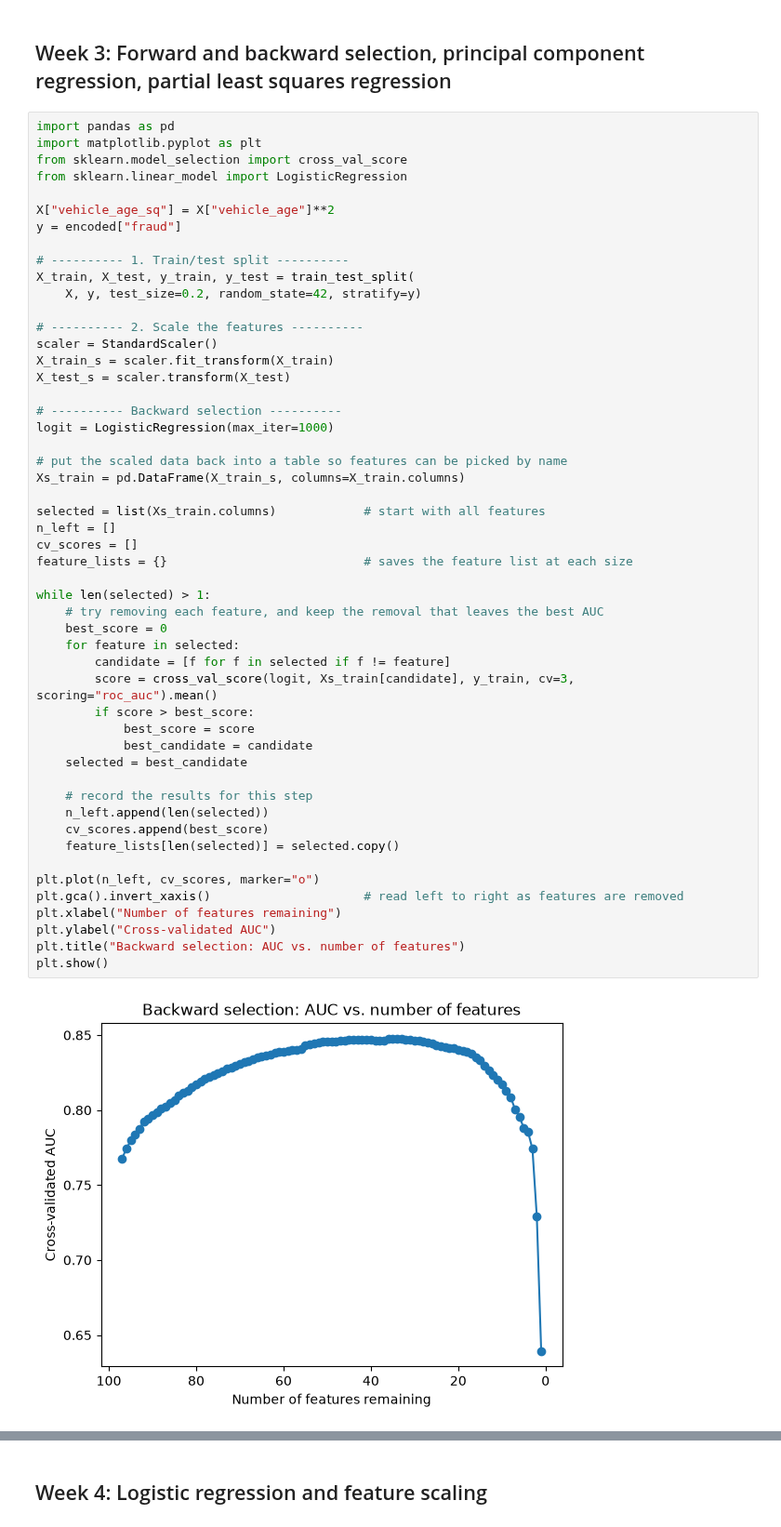
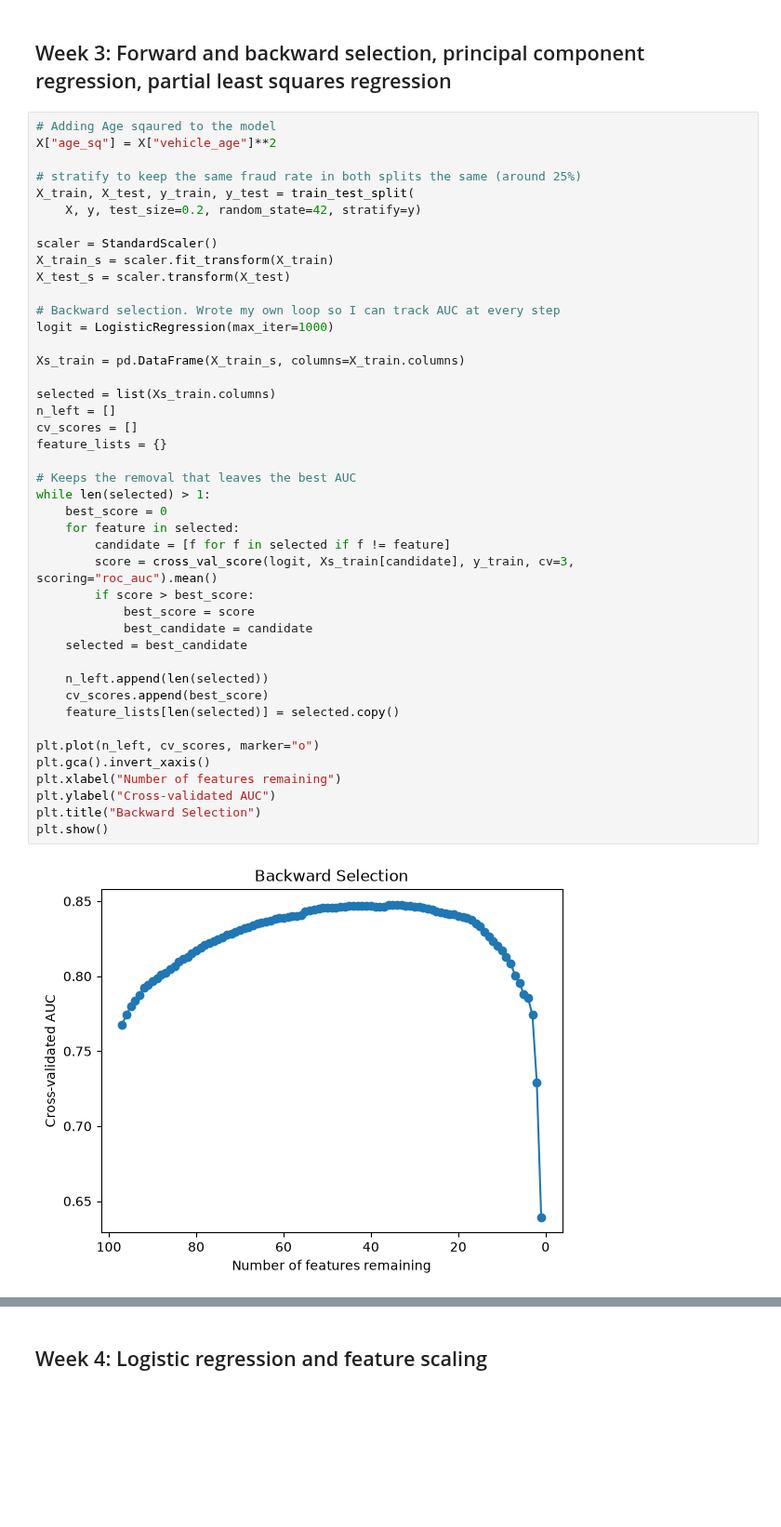
Before and after one commit to dtweeten/Capstone, a Jupyter notebook: Notebook_Simple_EDA.ipynb, the cells around one changed output, grey strips where cells are left out. Shown at 93% size. Cells and saved outputs as stored; diff of their text form; blank space fills up the shorter version.

```diff
--- a/Notebook_Simple_EDA.ipynb
+++ b/Notebook_Simple_EDA.ipynb
@@ -211,56 +251,48 @@ Since this model has a binary dependent variable, I spent my time with week 2 co
 # %% [markdown]
 ## Week 3: Forward and backward selection, principal component regression, partial least squares regression
 # %%
-import pandas as pd
-import matplotlib.pyplot as plt
-from sklearn.model_selection import cross_val_score
-from sklearn.linear_model import LogisticRegression
+# Adding Age sqaured to the model
+X["age_sq"] = X["vehicle_age"]**2
 
-X["vehicle_age_sq"] = X["vehicle_age"]**2
-y = encoded["fraud"]
-
-# ---------- 1. Train/test split ----------
+# stratify to keep the same fraud rate in both splits the same (around 25%)
 X_train, X_test, y_train, y_test = train_test_split(
     X, y, test_size=0.2, random_state=42, stratify=y)
 
-# ---------- 2. Scale the features ----------
 scaler = StandardScaler()
 X_train_s = scaler.fit_transform(X_train)
 X_test_s = scaler.transform(X_test)
 
-# ---------- Backward selection ----------
+# Backward selection. Wrote my own loop so I can track AUC at every step
 logit = LogisticRegression(max_iter=1000)
 
-# put the scaled data back into a table so features can be picked by name
 Xs_train = pd.DataFrame(X_train_s, columns=X_train.columns)
 
-selected = list(Xs_train.columns)            # start with all features
+selected = list(Xs_train.columns)
 n_left = []
 cv_scores = []
-feature_lists = {}                           # saves the feature list at each size
+feature_lists = {}
 
+# Keeps the removal that leaves the best AUC
 while len(selected) > 1:
-    # try removing each feature, and keep the removal that leaves the best AUC
     best_score = 0
     for feature in selected:
         candidate = [f for f in selected if f != feature]
         score = cross_val_score(logit, Xs_train[candidate], y_train, cv=3, scoring="roc_auc").mean()
         if score > best_score:
             best_score = score
             best_candidate = candidate
     selected = best_candidate
 
-    # record the results for this step
     n_left.append(len(selected))
     cv_scores.append(best_score)
     feature_lists[len(selected)] = selected.copy()
 
 plt.plot(n_left, cv_scores, marker="o")
-plt.gca().invert_xaxis()                     # read left to right as features are removed
+plt.gca().invert_xaxis()
 plt.xlabel("Number of features remaining")
 plt.ylabel("Cross-validated AUC")
-plt.title("Backward selection: AUC vs. number of features")
+plt.title("Backward Selection")
 plt.show()
 # %% [output]
-[figure, old version]
+[figure, new version]
 # %%
```
Also changed, not shown: parts of 25 cells of this notebook, 1 other file.
